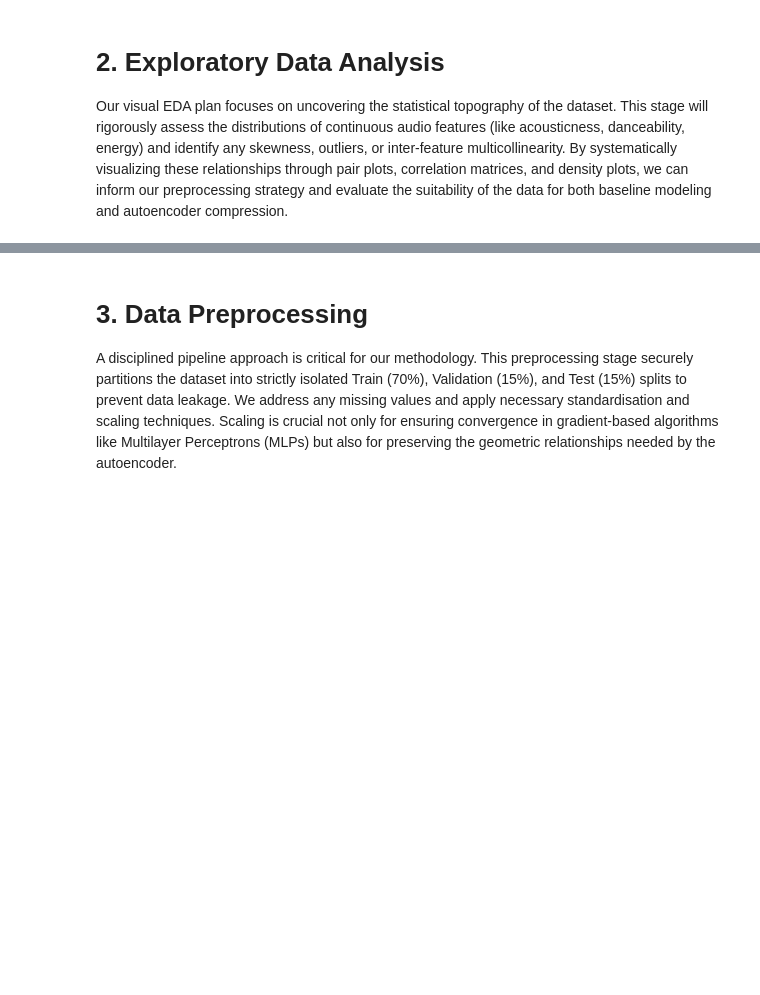
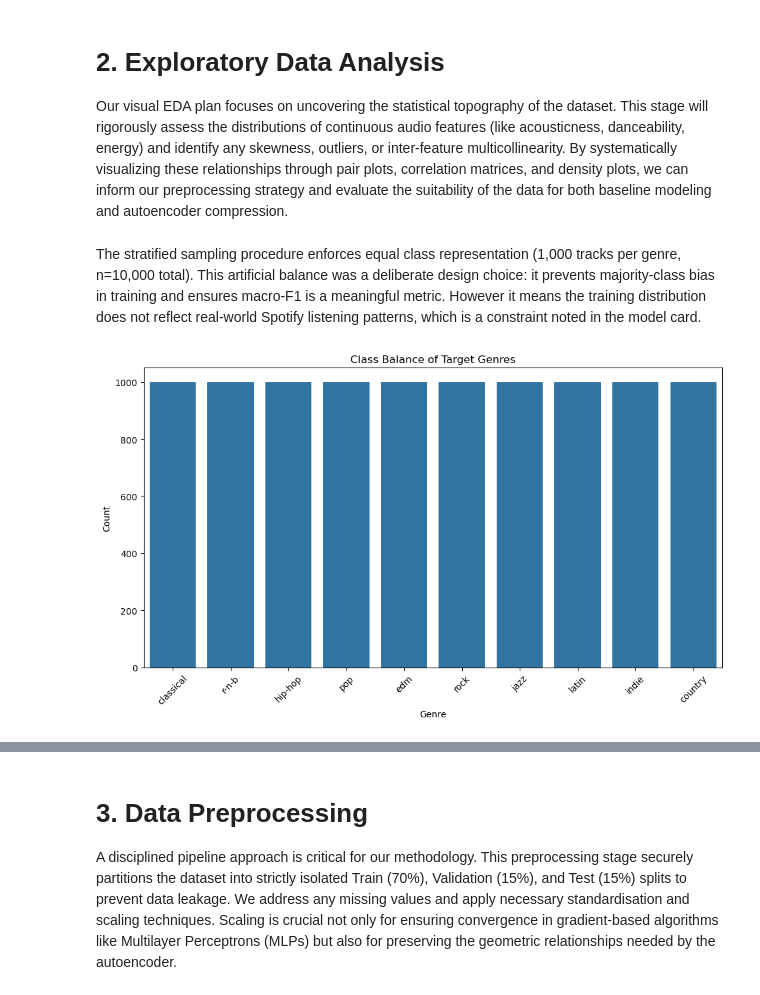
Before and after one commit to kellyc86/msin0097-predictive-analytics, a Jupyter notebook: notebooks/01_full_pipeline.ipynb, the cells around one changed output, grey strips where cells are left out. Cells and saved outputs as stored; diff of their text form; code cells hidden in the pictures; blank space fills up the shorter version.

Commit message:
eda: EDA plots and interpretations complete — Stage 2

```diff
--- a/notebooks/01_full_pipeline.ipynb
+++ b/notebooks/01_full_pipeline.ipynb
@@ -14,0 +12,47 @@ Our visual EDA plan focuses on uncovering the statistical topography of the data
+# %%
+import os
+import sys
+import pandas as pd
+import numpy as np
+import matplotlib.pyplot as plt
+import seaborn as sns
+
+# Ensure root config can be imported
+sys.path.append(os.path.abspath('..'))
+import config
+
+# Create figures directory in project root
+os.makedirs('../figures', exist_ok=True)
+
+# 1. Data Quality Check Cell
+df = pd.read_csv('../' + config.DATA_PATH)
+df = df[df['track_genre'].isin(config.TARGET_GENRES)]
+
+# Stratified sample — version-safe approach
+from sklearn.model_selection import train_test_split
+
+genres_present = [g for g in config.TARGET_GENRES if g in df['track_genre'].values]
+samples_per_genre = config.SAMPLE_SIZE // len(genres_present)
+
+df = pd.concat([
+    df[df['track_genre'] == genre].sample(
+        n=min(samples_per_genre, len(df[df['track_genre'] == genre])),
+        random_state=config.RANDOM_SEED
+    )
+    for genre in genres_present
+]).sample(frac=1, random_state=config.RANDOM_SEED).reset_index(drop=True)
+# %% [markdown]
+ The stratified sampling procedure enforces equal class representation (1,000 tracks per genre, n=10,000 total). This artificial balance was a deliberate design choice: it prevents majority-class bias in training and ensures macro-F1 is a meaningful metric. However it means the training distribution does not reflect real-world Spotify listening patterns, which is a constraint noted in the model card.
+# %%
+# 2. Class Balance Bar Chart
+plt.figure(figsize=(10, 6))
+sns.countplot(data=df, x='track_genre', order=df['track_genre'].value_counts().index)
+plt.title('Class Balance of Target Genres')
+plt.xlabel('Genre')
+plt.ylabel('Count')
+plt.xticks(rotation=45)
+plt.tight_layout()
+plt.savefig('../figures/01_class_balance.png')
+plt.show()
+# %% [output]
+[figure, added]
```
Also changed, not shown: parts of 7 cells of this notebook, 4 other files.
